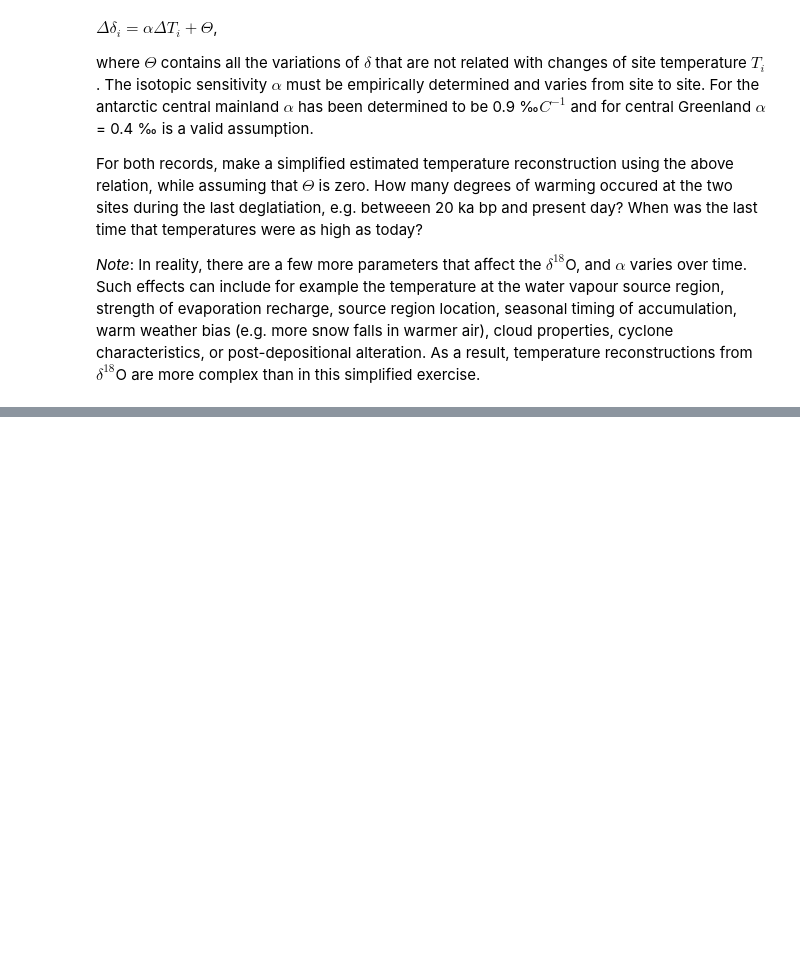
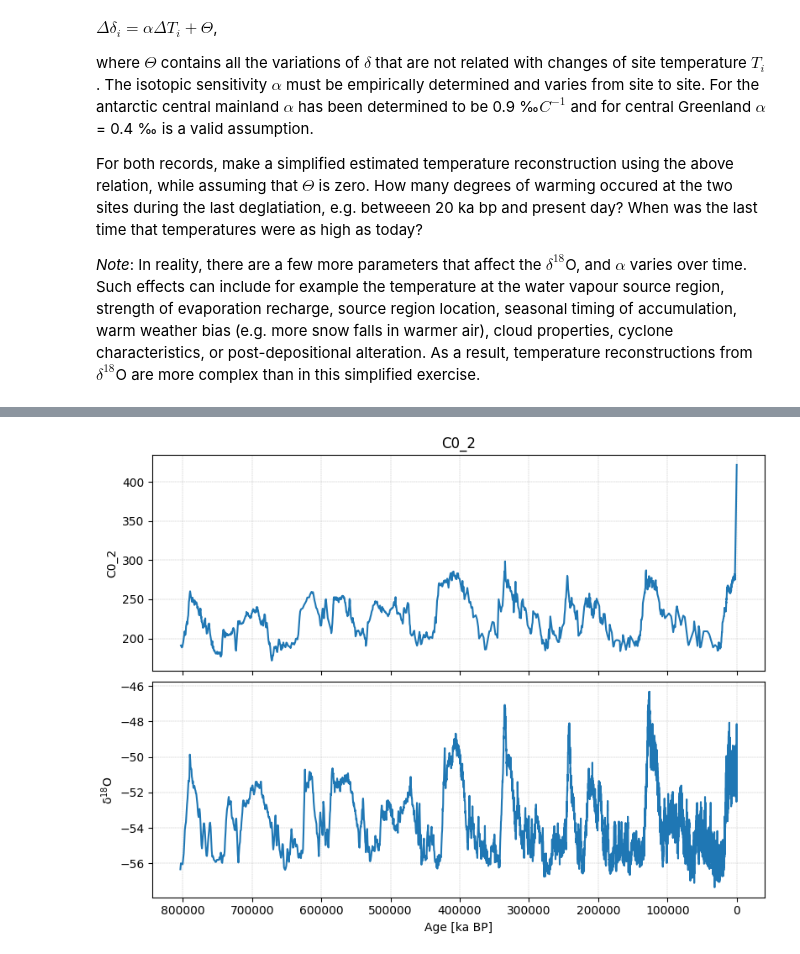
Before and after one commit to tamaragerber/climate_archives, a Jupyter notebook: climate_proxies.ipynb, the cells around one changed output, grey strips where cells are left out. Drawn from its saved outputs; the diff is of its cells as text; code cells hidden in the pictures; blank space fills up the shorter version.

```diff
--- a/climate_proxies.ipynb
+++ b/climate_proxies.ipynb
@@ -309,30 +341,32 @@ Report the resulting $\Delta_{age}$ in years and discuss whether this time diffe
 # %%
 import pandas as pd
 import matplotlib.pyplot as plt
 import numpy as np
-# 3a)
-# --- 1. Read co2 data ---
+
+# --- 1. Read isotope data ---
+# The file should have two columns: depth (m), d18O (permil)
 dc_co2 = pd.read_csv("domec_co2.csv", sep=",", engine="python", skipinitialspace=True)
 
-present_day_co2 = ...
+present_day_co2 = 422
 
 # Ensure column names are consistent
 dc_co2.columns = ["depth","model_age", "co2"]
 
 # Create figure with two aligned panels
 fig, axes = plt.subplots(2, 1, figsize=(8, 6), sharex=True, constrained_layout=True)
 
 axes[0].plot(np.concatenate(([0], dc_co2["model_age"])), np.concatenate(([present_day_co2], dc_co2["co2"])))
 axes[0].set_ylabel("C0_2")
 axes[0].grid(True, ls="--", lw=0.3)
 axes[0].set_title("C0_2")
 
 axes[1].plot(dc_iso["age"]*1000, dc_iso["d18O"])
 axes[1].set_xlabel("Age [ka BP]")
 axes[1].set_ylabel("δ$^{18}$O ")
-axes[1].set_title("δ$^{18}$O ")
 axes[1].grid(True, ls="--", lw=0.3)
 axes[1].invert_xaxis()
+# %% [output]
+[figure, added]
 # %%
 import numpy as np
 import matplotlib.pyplot as plt
```
Also changed, not shown: parts of 8 cells of this notebook.
